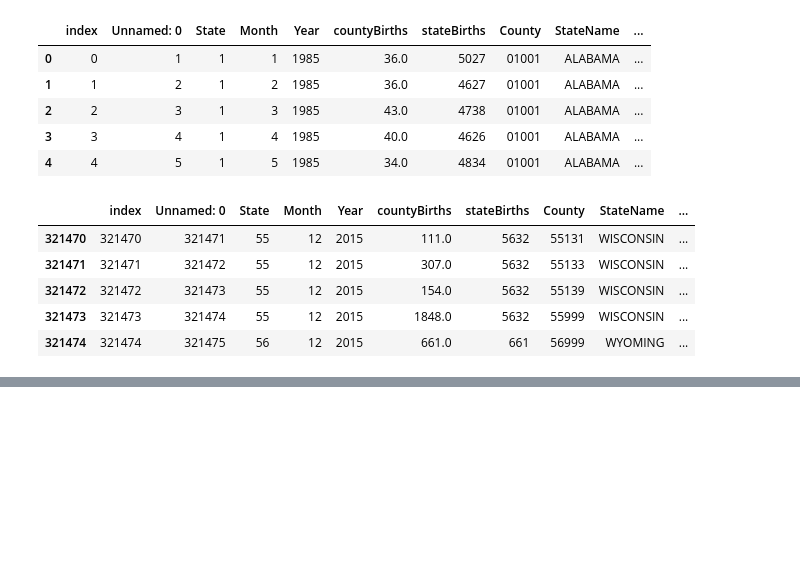
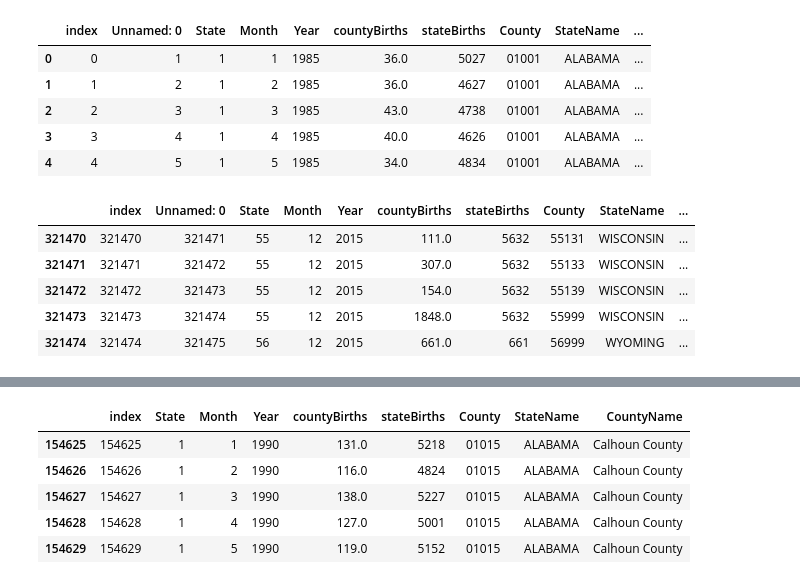
Before and after one commit to Aquamarine278/AI-Bootcamp-Project-1, a Jupyter notebook: birthdata_1.ipynb, the cells around one changed output, grey strips where cells are left out. Saved outputs shown, nothing was run; the diff lists cells and outputs as text; code cells hidden in the pictures; blank space fills up the shorter version.

```diff
--- a/birthdata_1.ipynb
+++ b/birthdata_1.ipynb
@@ -207,0 +219,11 @@ display(birth_data_df.tail())
+# %%
+#create a new dataframe for years 1990-2020
+birth_data_1990_2015_df = birth_data_df.loc[birth_data_df['Year'] >= 1990]
+display(birth_data_1990_2015_df.head())
+# %% [output]
+|  | index | State | Month | Year | countyBirths | stateBirths | County | StateName | CountyName |
+| 154625 | 154625 | 1 | 1 | 1990 | 131.0 | 5218 | 01015 | ALABAMA | Calhoun County |
+| 154626 | 154626 | 1 | 2 | 1990 | 116.0 | 4824 | 01015 | ALABAMA | Calhoun County |
+| 154627 | 154627 | 1 | 3 | 1990 | 138.0 | 5227 | 01015 | ALABAMA | Calhoun County |
+| 154628 | 154628 | 1 | 4 | 1990 | 127.0 | 5001 | 01015 | ALABAMA | Calhoun County |
+| 154629 | 154629 | 1 | 5 | 1990 | 119.0 | 5152 | 01015 | ALABAMA | Calhoun County |
```
Also changed, not shown: parts of 4 cells of this notebook.
